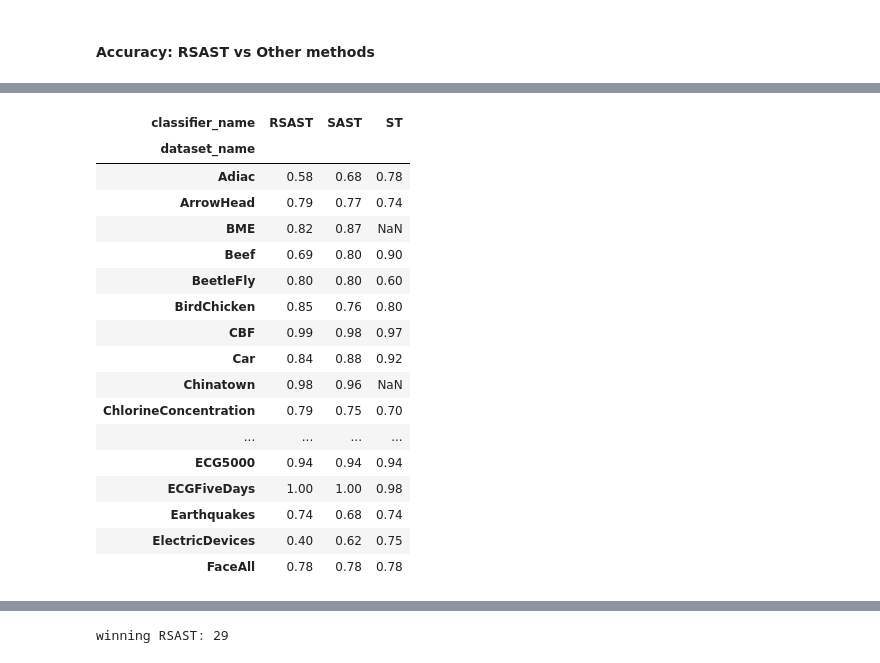
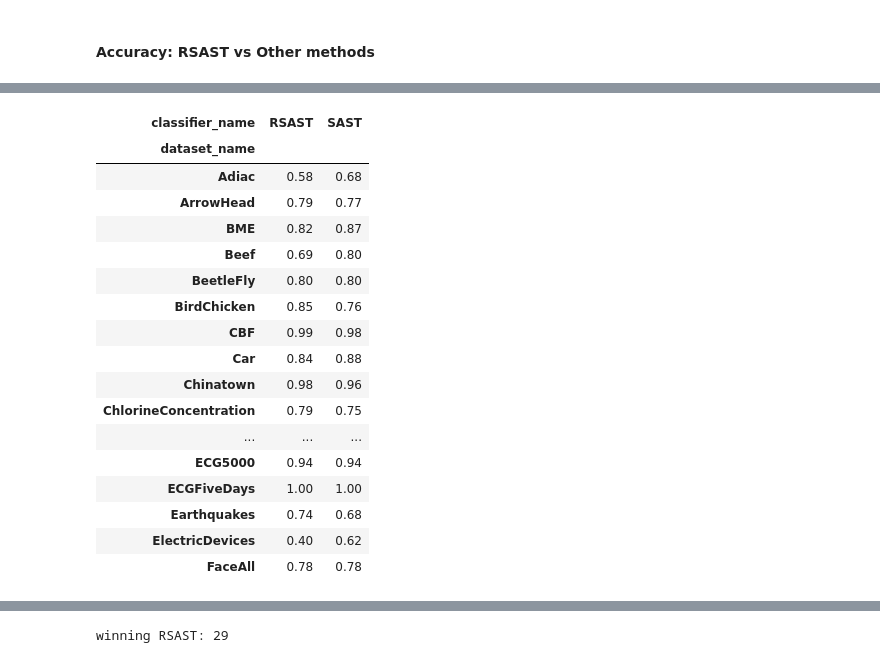
Before and after one commit to nirojasva/random_sast, a Jupyter notebook: ExperimentationRSAST/analysis_rsast_vs_other_method.ipynb, the cells around one changed output, grey strips where cells are left out. Saved outputs shown, nothing was run; the diff lists cells and outputs as text; code cells hidden in the pictures.

```diff
--- a/ExperimentationRSAST/analysis_rsast_vs_other_method.ipynb
+++ b/ExperimentationRSAST/analysis_rsast_vs_other_method.ipynb
@@ -109,31 +109,14 @@ df_other_methods=df_other_methods[['dataset','score','method']]
 """
 # %% [output]
 '\n# Set directory where the csv files are located\ndirectory = os.getcwd()+\'/ResultsByClassifier\'\n\n# Create an empty list to store the dataframes\ndfs = []\n\n# Loop through all files in the dire ...
-# %%
-# Set directory where the csv files are located
-directory = os.getcwd()+'/AllSplits'
-
-# Create an empty list to store the dataframes
-dfs = []
-
-# Loop through all files in the directory
-for filename in os.listdir(directory):
-    # Check if the file starts with "df_overall_tunning" and ends with ".csv"
-    if filename.endswith(".csv"):
-        # Read the csv file into a dataframe
-        filepath = os.path.join(directory, filename)
-        df = pd.read_csv(filepath,header=None)
-
-        # Append the dataframe to the list
-        df['filename']=filename
-        dfs.append(df)
-
-# Concatenate all the dataframes in the list into one dataframe
-df_other_methods = pd.concat(dfs, ignore_index=True)
-df_other_methods
-
-df_other_methods = df_other_methods[['filename',0,1]]
-df_other_methods['method']=df_other_methods['filename'].str.split('.').str[0]
-df_other_methods
-df_other_methods=df_other_methods.rename(columns={0:'dataset',1:'score'})
-df_other_methods=df_other_methods[['dataset','score','method']]
+# %%
+# Set directory where the csv files are located
+
+filepath = os.getcwd()+'/singleTrainTest.csv'
+df_other_methods = pd.read_csv(filepath)
+df_other_methods = df_other_methods.melt(id_vars=["Unnamed: 0"],
+        var_name="method",
+        value_name="score")
+df_other_methods = df_other_methods.rename(columns={'Unnamed: 0':'dataset'})
+df_other_methods=df_other_methods[['dataset','score','method']]
+df_other_methods
@@ -168,5 +168,5 @@ array(['HIVE-COTE', 'BOSS', 'Flat-COTE', 'DTD_C', 'ST', 'TSF', 'EE', 'LS',
 # %%
-df_other_methods=df_other_methods[df_other_methods['method'].isin(['SAST','ST'])]
+df_other_methods=df_other_methods[df_other_methods['method'].isin(['SAST','ST','LS','FS'])]
 #df_other_methods=df_other_methods[df_other_methods['method'].isin(['SAST','STC'])]
 #df_other_methods=df_other_methods[df_other_methods['method'].isin(['SAST'])]
 #df_other_methods=df_other_methods[df_other_methods['method'].isin(['ELIS++','LS','FS','SAST'])]
@@ -365,28 +365,28 @@ WordSynonyms  0.69      5  0.00           0.00
 # %%
 # create a pivot table with the mean of score by hyperparameter
 score_by_method=pd.pivot_table(concatenated_df, values='accuracy', index=['classifier_name'],columns=['dataset_name'], aggfunc='mean')
-t_score_by_method=score_by_method.transpose()[[hyperparameter,"SAST"]].round(2)
-t_score_by_method=score_by_method.transpose().round(2)
+#t_score_by_method=score_by_method.transpose()[[hyperparameter,"SAST"]].round(2)
+#t_score_by_method=score_by_method.transpose().round(2)
 t_score_by_method.iloc[0:25,:]
 # %% [output]
-| classifier_name | RSAST | SAST | ST |
-| dataset_name |  |  |  |
-| Adiac | 0.58 | 0.68 | 0.78 |
-| ArrowHead | 0.79 | 0.77 | 0.74 |
-| BME | 0.82 | 0.87 | NaN |
-| Beef | 0.69 | 0.80 | 0.90 |
-| BeetleFly | 0.80 | 0.80 | 0.60 |
-| BirdChicken | 0.85 | 0.76 | 0.80 |
-| CBF | 0.99 | 0.98 | 0.97 |
-| Car | 0.84 | 0.88 | 0.92 |
-| Chinatown | 0.98 | 0.96 | NaN |
-| ChlorineConcentration | 0.79 | 0.75 | 0.70 |
-| ... | ... | ... | ... |
-| ECG5000 | 0.94 | 0.94 | 0.94 |
-| ECGFiveDays | 1.00 | 1.00 | 0.98 |
-| Earthquakes | 0.74 | 0.68 | 0.74 |
-| ElectricDevices | 0.40 | 0.62 | 0.75 |
-| FaceAll | 0.78 | 0.78 | 0.78 |
+| classifier_name | RSAST | SAST |
+| dataset_name |  |  |
+| Adiac | 0.58 | 0.68 |
+| ArrowHead | 0.79 | 0.77 |
+| BME | 0.82 | 0.87 |
+| Beef | 0.69 | 0.80 |
+| BeetleFly | 0.80 | 0.80 |
+| BirdChicken | 0.85 | 0.76 |
+| CBF | 0.99 | 0.98 |
+| Car | 0.84 | 0.88 |
+| Chinatown | 0.98 | 0.96 |
+| ChlorineConcentration | 0.79 | 0.75 |
+| ... | ... | ... |
+| ECG5000 | 0.94 | 0.94 |
+| ECGFiveDays | 1.00 | 1.00 |
+| Earthquakes | 0.74 | 0.68 |
+| ElectricDevices | 0.40 | 0.62 |
+| FaceAll | 0.78 | 0.78 |
 # %%
 t_score_by_method.iloc[25:49,:]
 # %% [output]
```
Also changed, not shown: parts of 18 cells of this notebook, 28 other files.
